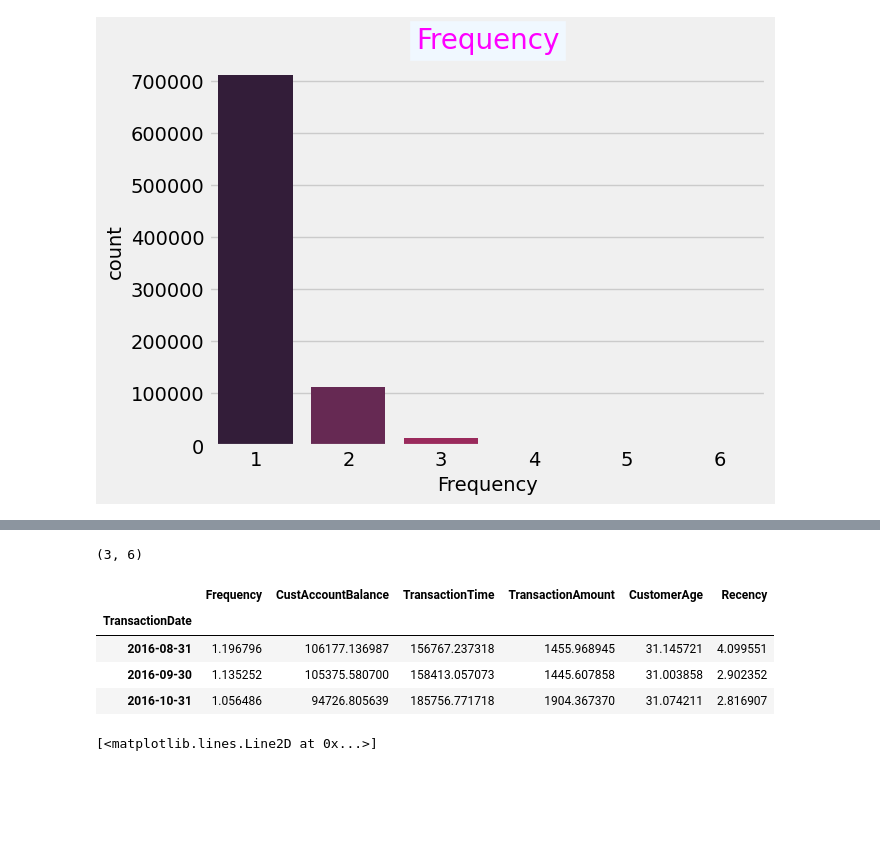
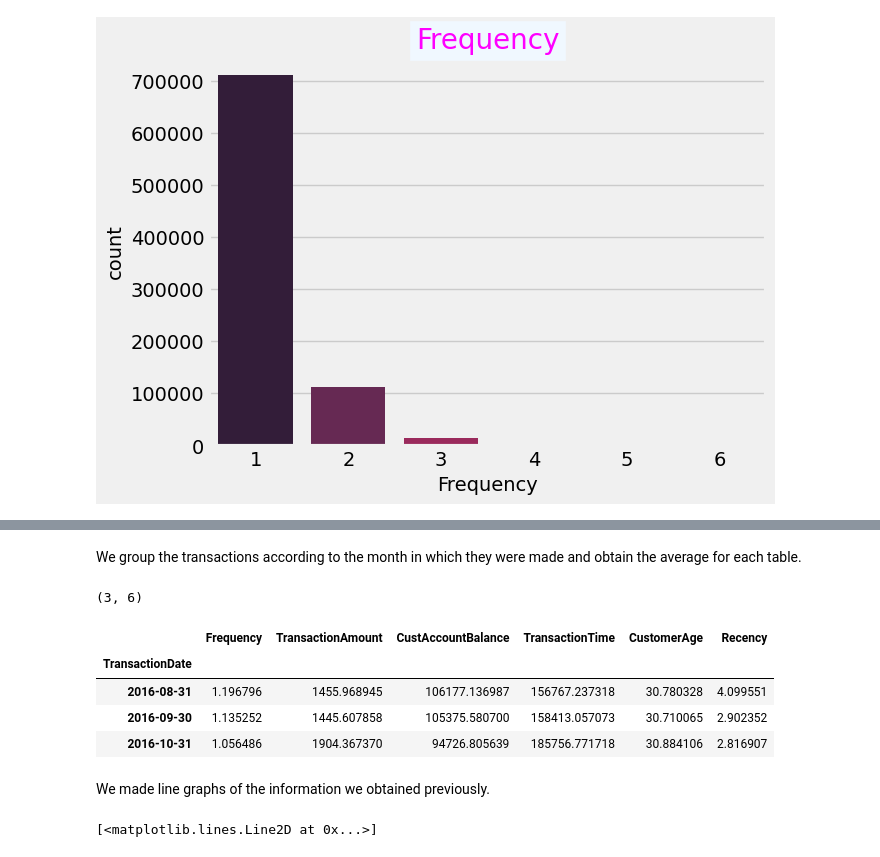
Before and after one commit to ArturoDiaz02/Bank-Customer-Segmentation, a Jupyter notebook: src/notebook/Customer_Segmentation.ipynb, the cells around one changed output, grey strips where cells are left out. Saved outputs shown, nothing was run; the diff lists cells and outputs as text; code cells hidden in the pictures; blank space fills up the shorter version.

```diff
--- a/src/notebook/Customer_Segmentation.ipynb
+++ b/src/notebook/Customer_Segmentation.ipynb
@@ -203,3 +239,6 @@ print(df['TransactionDate'].min(), df['TransactionDate'].max())
 # %%
 # Getting the customer age at transaction moment and adding a new column in our dataframe
-df['CustomerAge'] = df['TransactionDate'].dt.year - df['CustomerDOB'].dt.year
+df['CustomerAge'] = (df['TransactionDate'] - df['CustomerDOB'])/np.timedelta64(1, 'Y')
+df['CustomerAge'] = df['CustomerAge'].astype(int)
+# Checking range of CustomerAge variable
+print("min: " + str(df['CustomerAge'].min()) + " max: " + str(df['CustomerAge'].max()))
@@ -429,13 +515,17 @@ RFM_df['TransactionDate'].max()-RFM_df['TransactionDate'].min()
+# %% [markdown]
+We group the transactions according to the month in which they were made and obtain the average for each table.
 # %%
 RFM_df=RFM_df.sort_values(by='TransactionDate')
-groupbby_month=RFM_df.groupby([pd.Grouper(key='TransactionDate',freq='M')]).mean()
+groupbby_month = RFM_df.groupby([pd.Grouper(key='TransactionDate', freq='M')])[['Frequency', 'TransactionAmount', 'CustAccountBalance', 'TransactionTime', 'CustomerAge', 'Recency']].mean()
 print(groupbby_month.shape)
 groupbby_month
 # %% [output]
 (3, 6)
-|  | Frequency | CustAccountBalance | TransactionTime | TransactionAmount | CustomerAge | Recency |
+|  | Frequency | TransactionAmount | CustAccountBalance | TransactionTime | CustomerAge | Recency |
 | TransactionDate |  |  |  |  |  |  |
-| 2016-08-31 | 1.196796 | 106177.136987 | 156767.237318 | 1455.968945 | 31.145721 | 4.099551 |
-| 2016-09-30 | 1.135252 | 105375.580700 | 158413.057073 | 1445.607858 | 31.003858 | 2.902352 |
-| 2016-10-31 | 1.056486 | 94726.805639 | 185756.771718 | 1904.367370 | 31.074211 | 2.816907 |
+| 2016-08-31 | 1.196796 | 1455.968945 | 106177.136987 | 156767.237318 | 30.780328 | 4.099551 |
+| 2016-09-30 | 1.135252 | 1445.607858 | 105375.580700 | 158413.057073 | 30.710065 | 2.902352 |
+| 2016-10-31 | 1.056486 | 1904.367370 | 94726.805639 | 185756.771718 | 30.884106 | 2.816907 |
+# %% [markdown]
+We made line graphs of the information we obtained previously.
 # %%
```
Also changed, not shown: parts of 81 cells of this notebook.
